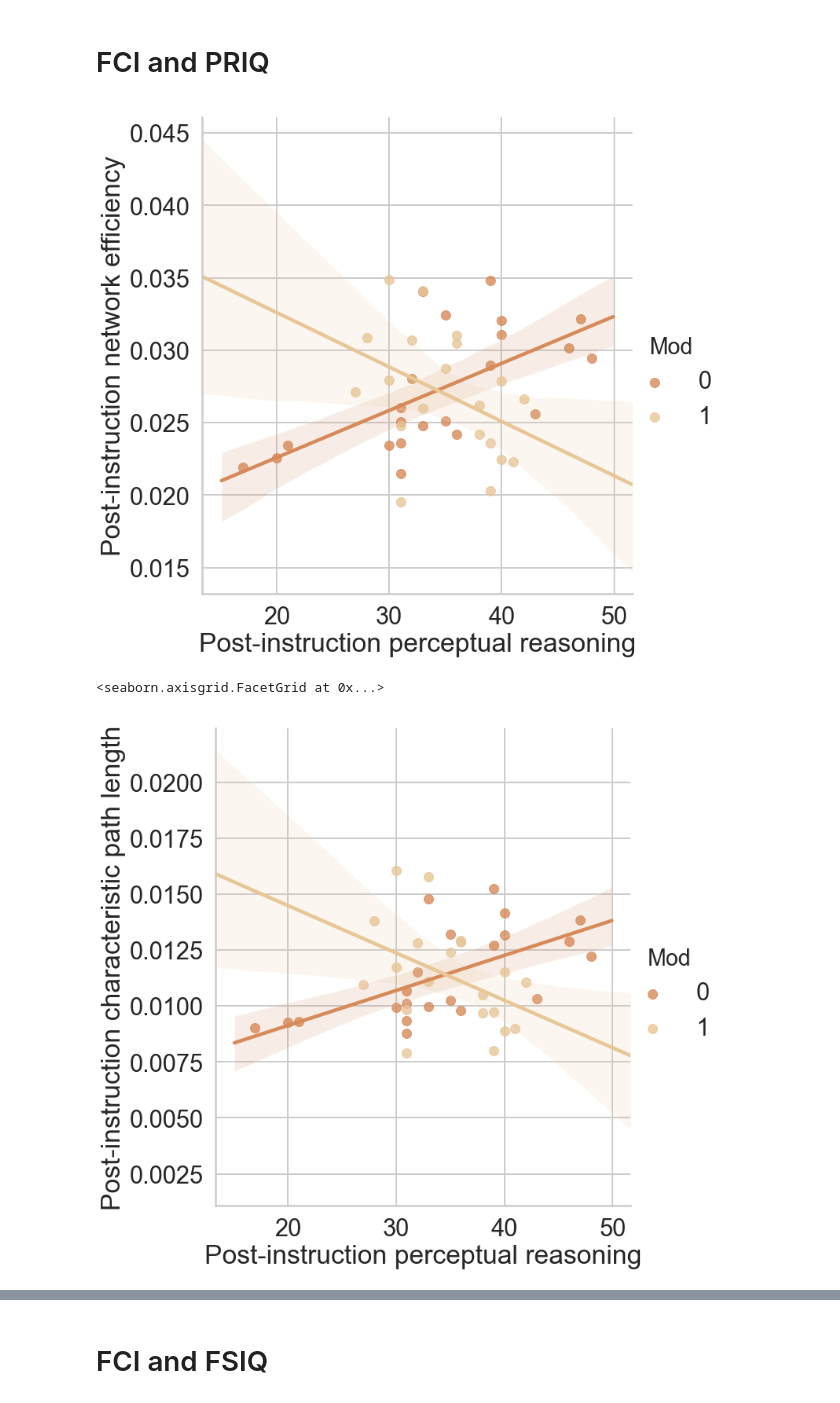
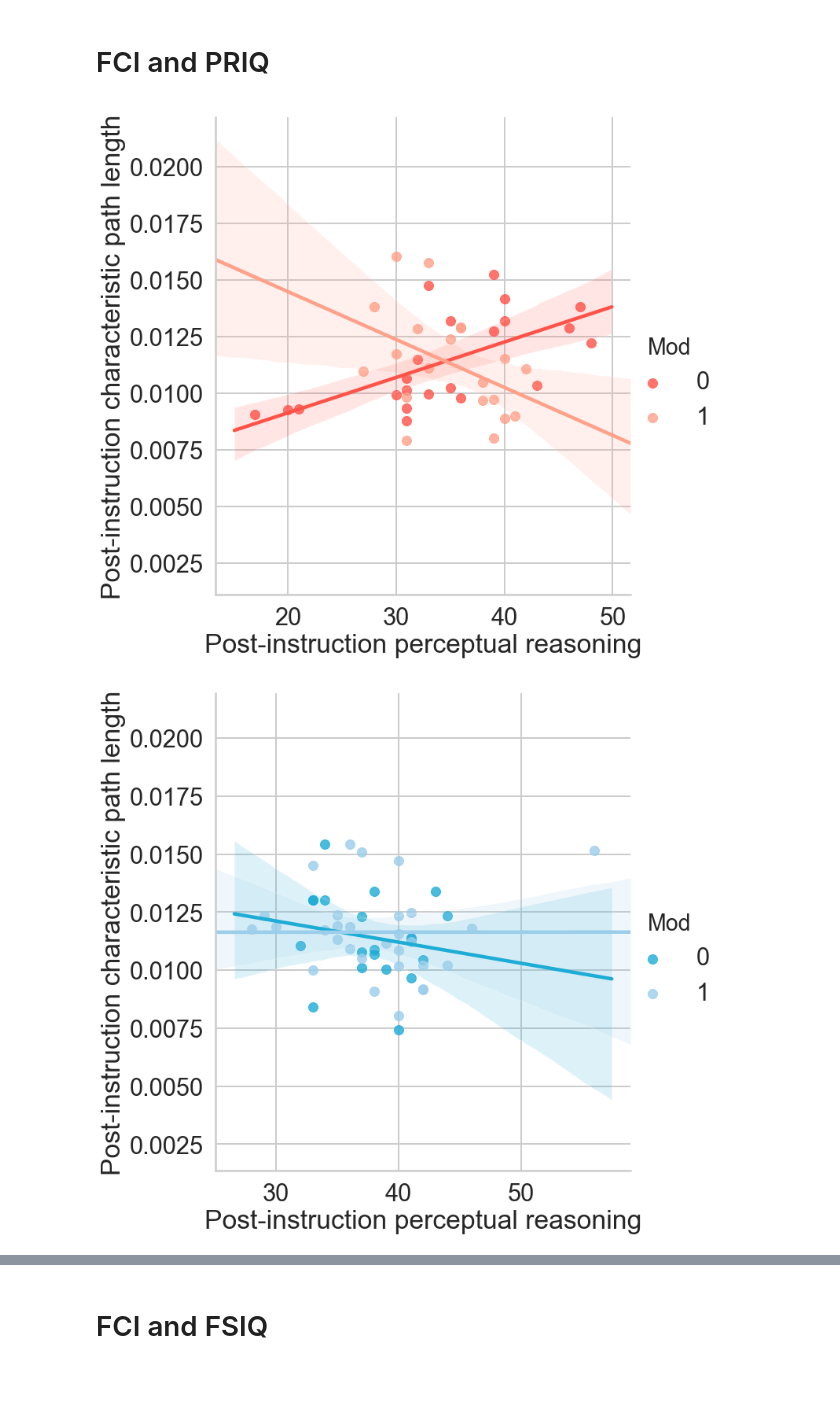
Before and after one commit to 62442katieb/IDConn, a Jupyter notebook: brainXbehavior_correlations.ipynb, the cells around one changed output, grey strips where cells are left out. Cells and saved outputs as stored; diff of their text form; code cells hidden in the pictures.

```diff
--- a/brainXbehavior_correlations.ipynb
+++ b/brainXbehavior_correlations.ipynb
@@ -955,3 +1035,12 @@ Post Full Scale IQ & Post Charpath, Efficiency ($\alpha$ < 0.05): IQXSex, Sex.
+# %%
+crayons_l = sns.crayon_palette(['Vivid Tangerine', 'Cornflower'])
+crayons_d = sns.crayon_palette(['Brick Red', 'Midnight Blue'])
+
+f = sns.diverging_palette(8.2, 44, s=85, l=50, n=200)
+m = sns.diverging_palette(243, 278, s=85, l=50, n=200)
+
+f_2 = sns.crayon_palette(['Red Orange', 'Vivid Tangerine'])
+m_2 = sns.crayon_palette(['Cerulean', 'Cornflower'])
 # %% [markdown]
 # Physics Retrieval & PRIQ
 # %%
@@ -1033,21 +1124,20 @@ h.set_ylabels('Post-instruction characteristic path length')
 # %% [markdown]
 # FCI and PRIQ
 # %%
-h = sns.lmplot('Perceptual Reasoning Sum_2', 'post phys fci shen eff', data=df_f, hue='Mod',
+h = sns.lmplot('Perceptual Reasoning Sum_2', 'post phys fci shen cpl', data=df_f, hue='Mod',
            palette=f_2, legend_out=True, height=10.)
 
 h.set_xlabels('Post-instruction perceptual reasoning')
-h.set_ylabels('Post-instruction network efficiency')
-h.savefig(join(fig_dir, 'FCI_phys_post-effXpost-priq_f.png'), dpi=300)
+h.set_ylabels('Post-instruction characteristic path length')
+h.savefig(join(fig_dir, 'FCI_phys_post-cplXpost-priq_f.png'), dpi=300)
 # %% [output]
-[figure, old version]
+[figure, new version]
 # %%
-h = sns.lmplot('Perceptual Reasoning Sum_2', 'post phys fci shen cpl', data=df_f, hue='Mod',
-           palette=f_2, legend_out=True, height=10.)
+h = sns.lmplot('Perceptual Reasoning Sum_2', 'post phys fci shen cpl', data=df_m, hue='Mod',
+           palette=m_2, legend_out=True, height=10.)
 
 h.set_xlabels('Post-instruction perceptual reasoning')
 h.set_ylabels('Post-instruction characteristic path length')
-#h.savefig(join(fig_dir, 'pre_prXpre_eff_inf-m.png'), dpi=300)
+h.savefig(join(fig_dir, 'FCI_phys_post-cplXpost-priq_m.png'), dpi=300)
 # %% [output]
-<seaborn.axisgrid.FacetGrid at 0x...>
-[figure, old version]
+[figure, new version]
```
Also changed, not shown: parts of 36 cells of this notebook, 6 other files.
